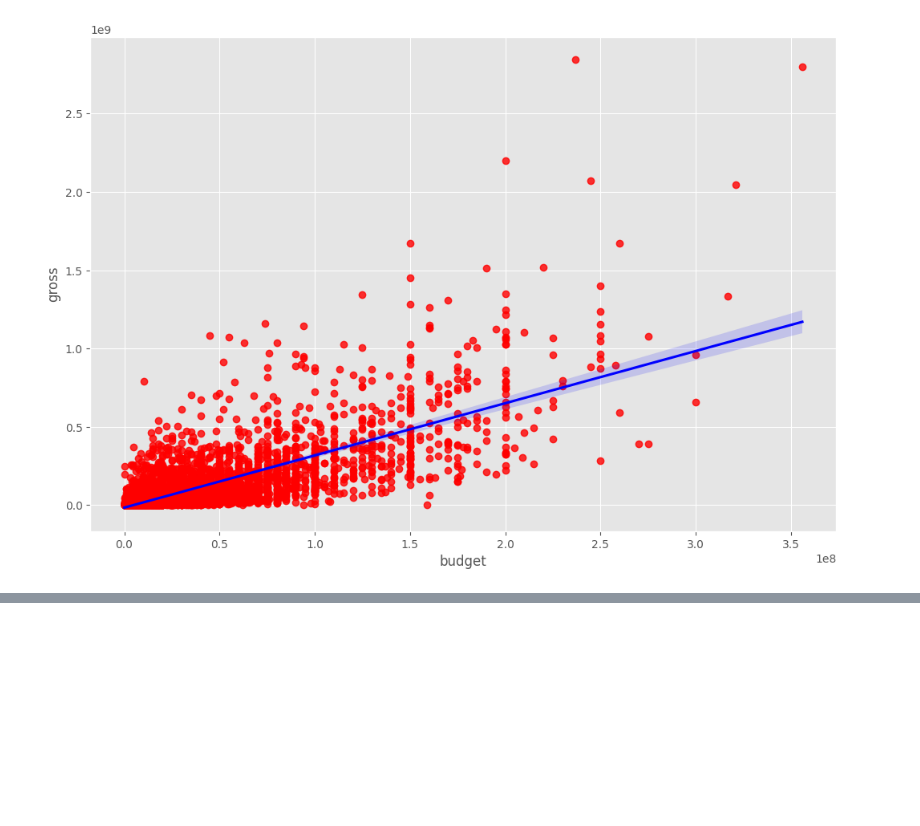
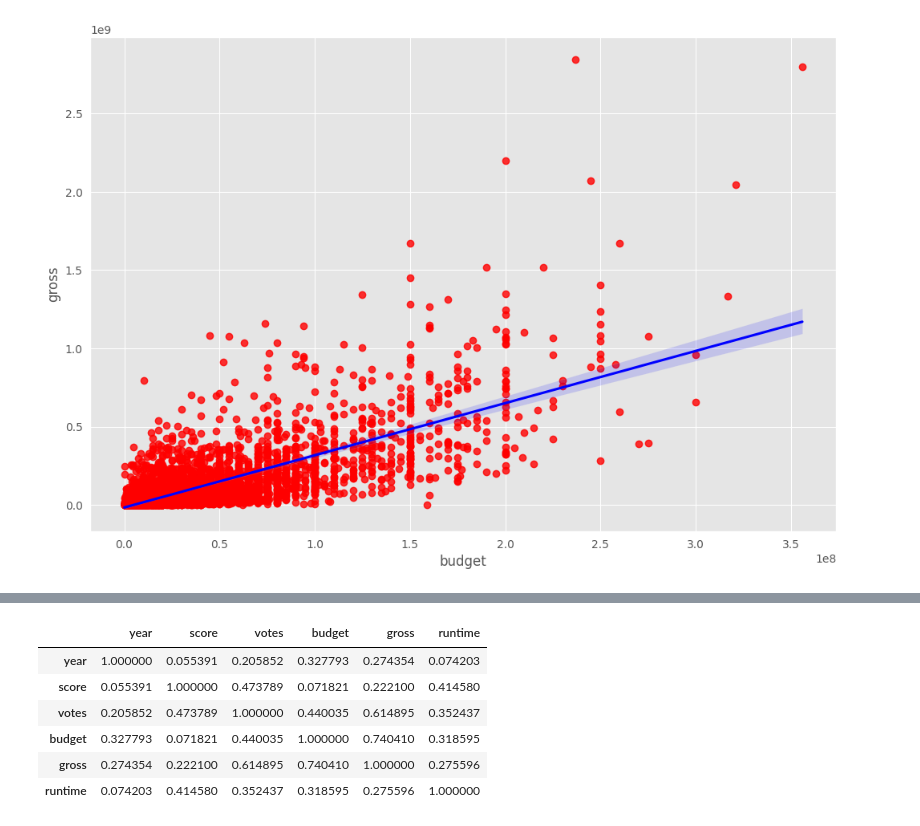
Before and after one commit to chiheb1daghnouj/movie-correlation-project, a Jupyter notebook: correlation.ipynb, the cells around one changed output, grey strips where cells are left out. Drawn from its saved outputs; the diff is of its cells as text; code cells hidden in the pictures; blank space fills up the shorter version.

```diff
--- a/correlation.ipynb
+++ b/correlation.ipynb
@@ -246,0 +409,10 @@ sns.regplot(x='budget',y='gross',data=new_df,scatter_kws={"color":"red"},line_kw
+# %%
+new_df.corr(method='pearson') #pearson, kendall, spearman
+# %% [output]
+|  | year | score | votes | budget | gross | runtime |
+| year | 1.000000 | 0.055391 | 0.205852 | 0.327793 | 0.274354 | 0.074203 |
+| score | 0.055391 | 1.000000 | 0.473789 | 0.071821 | 0.222100 | 0.414580 |
+| votes | 0.205852 | 0.473789 | 1.000000 | 0.440035 | 0.614895 | 0.352437 |
+| budget | 0.327793 | 0.071821 | 0.440035 | 1.000000 | 0.740410 | 0.318595 |
+| gross | 0.274354 | 0.222100 | 0.614895 | 0.740410 | 1.000000 | 0.275596 |
+| runtime | 0.074203 | 0.414580 | 0.352437 | 0.318595 | 0.275596 | 1.000000 |
```
Also changed, not shown: parts of 26 cells of this notebook.
